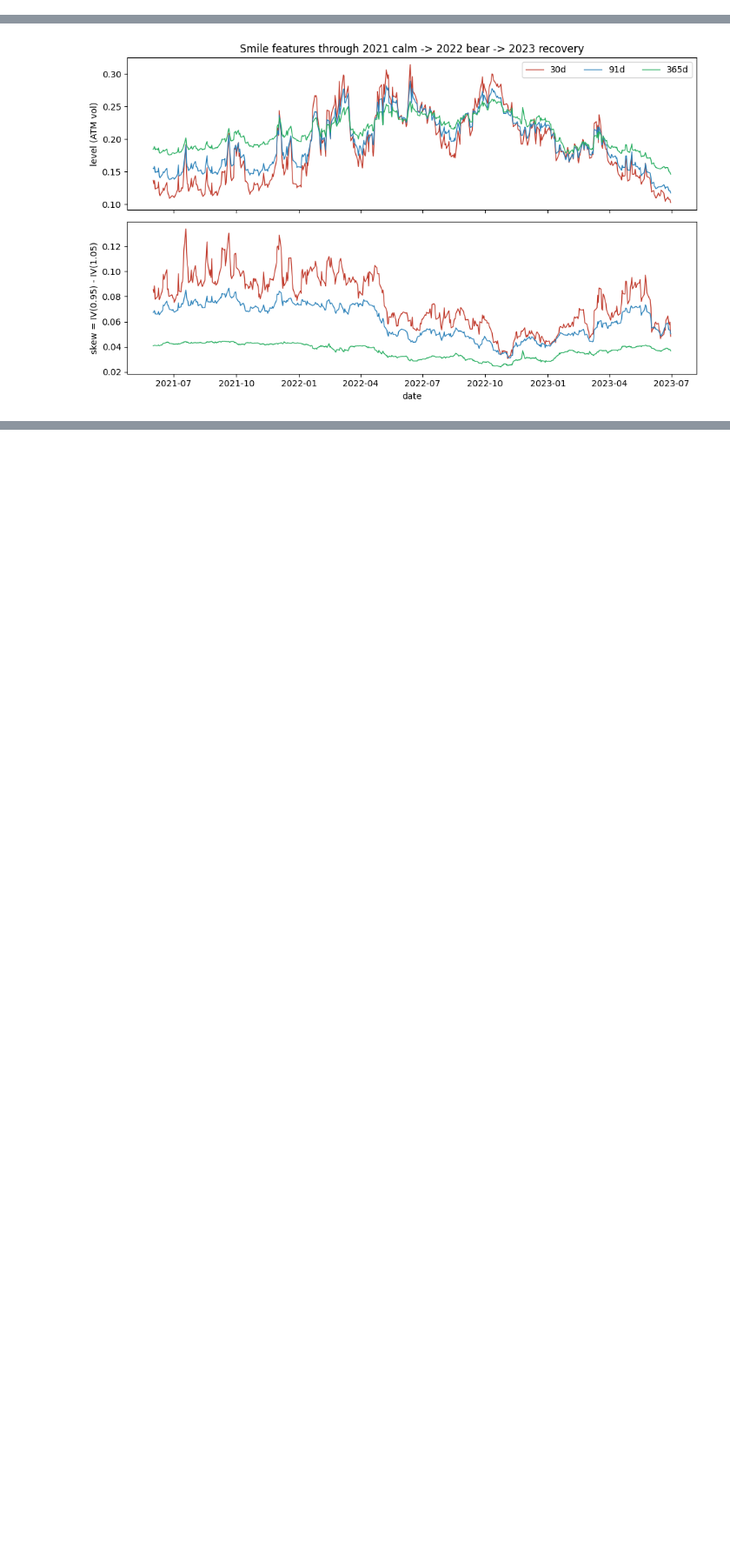
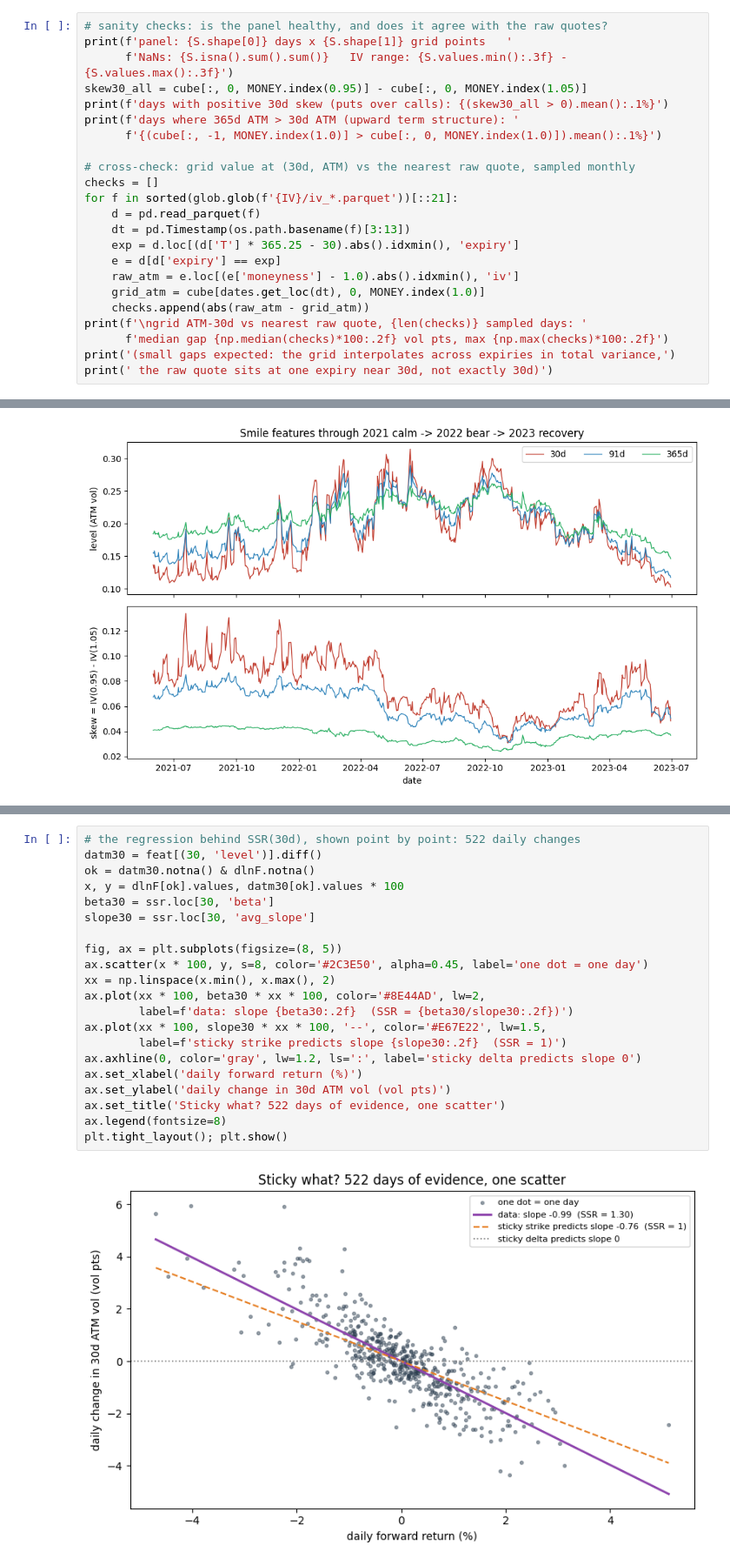
Before and after one commit to harrodyuan/DS4FE, a Jupyter notebook: DS4FE_IV_Surface_Skew_Dynamics.ipynb, the cells around one changed output, grey strips where cells are left out. Shown at 87% size. Drawn from its saved outputs; the diff is of its cells as text; blank space fills up the shorter version.

```diff
--- a/DS4FE_IV_Surface_Skew_Dynamics.ipynb
+++ b/DS4FE_IV_Surface_Skew_Dynamics.ipynb
@@ -32,0 +78,23 @@ moneyness    : [0.85, 0.9, 0.95, 0.975, 1.0, 1.025, 1.05, 1.1, 1.15]
+# %%
+# sanity checks: is the panel healthy, and does it agree with the raw quotes?
+print(f'panel: {S.shape[0]} days x {S.shape[1]} grid points   '
+      f'NaNs: {S.isna().sum().sum()}   IV range: {S.values.min():.3f} - {S.values.max():.3f}')
+skew30_all = cube[:, 0, MONEY.index(0.95)] - cube[:, 0, MONEY.index(1.05)]
+print(f'days with positive 30d skew (puts over calls): {(skew30_all > 0).mean():.1%}')
+print(f'days where 365d ATM > 30d ATM (upward term structure): '
+      f'{(cube[:, -1, MONEY.index(1.0)] > cube[:, 0, MONEY.index(1.0)]).mean():.1%}')
+
+# cross-check: grid value at (30d, ATM) vs the nearest raw quote, sampled monthly
+checks = []
+for f in sorted(glob.glob(f'{IV}/iv_*.parquet'))[::21]:
+    d = pd.read_parquet(f)
+    dt = pd.Timestamp(os.path.basename(f)[3:13])
+    exp = d.loc[(d['T'] * 365.25 - 30).abs().idxmin(), 'expiry']
+    e = d[d['expiry'] == exp]
+    raw_atm = e.loc[(e['moneyness'] - 1.0).abs().idxmin(), 'iv']
+    grid_atm = cube[dates.get_loc(dt), 0, MONEY.index(1.0)]
+    checks.append(abs(raw_atm - grid_atm))
+print(f'\ngrid ATM-30d vs nearest raw quote, {len(checks)} sampled days: '
+      f'median gap {np.median(checks)*100:.2f} vol pts, max {np.max(checks)*100:.2f}')
+print('(small gaps expected: the grid interpolates across expiries in total variance,')
+print(' the raw quote sits at one expiry near 30d, not exactly 30d)')
@@ -138,3 +264,26 @@ tenor_d
 273     -0.420   0.774     -0.417  1.006
 365     -0.352   0.700     -0.367  0.959
 [figure]
+# %%
+# the regression behind SSR(30d), shown point by point: 522 daily changes
+datm30 = feat[(30, 'level')].diff()
+ok = datm30.notna() & dlnF.notna()
+x, y = dlnF[ok].values, datm30[ok].values * 100
+beta30 = ssr.loc[30, 'beta']
+slope30 = ssr.loc[30, 'avg_slope']
+
+fig, ax = plt.subplots(figsize=(8, 5))
+ax.scatter(x * 100, y, s=8, color='#2C3E50', alpha=0.45, label='one dot = one day')
+xx = np.linspace(x.min(), x.max(), 2)
+ax.plot(xx * 100, beta30 * xx * 100, color='#8E44AD', lw=2,
+        label=f'data: slope {beta30:.2f}  (SSR = {beta30/slope30:.2f})')
+ax.plot(xx * 100, slope30 * xx * 100, '--', color='#E67E22', lw=1.5,
+        label=f'sticky strike predicts slope {slope30:.2f}  (SSR = 1)')
+ax.axhline(0, color='gray', lw=1.2, ls=':', label='sticky delta predicts slope 0')
+ax.set_xlabel('daily forward return (%)')
+ax.set_ylabel('daily change in 30d ATM vol (vol pts)')
+ax.set_title('Sticky what? 522 days of evidence, one scatter')
+ax.legend(fontsize=8)
+plt.tight_layout(); plt.show()
+# %% [output]
+[figure, added]
```
Also changed, not shown: parts of 12 cells of this notebook.
